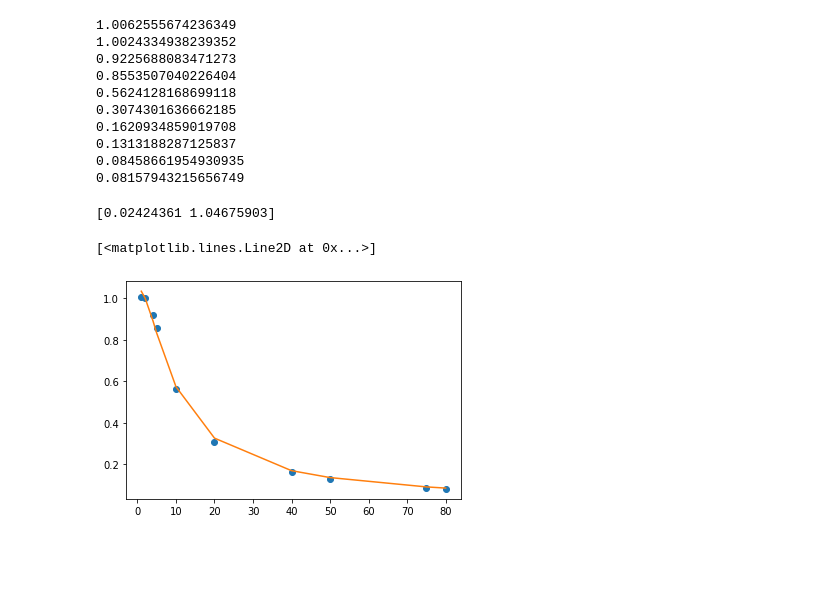
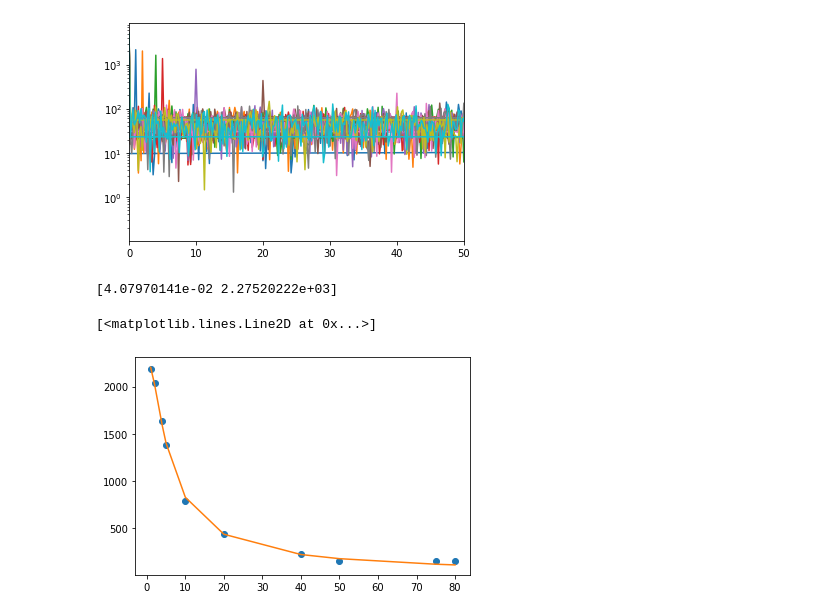
Before and after one commit to nakakeigo/notebook, a Jupyter notebook: LPF.ipynb, the cells around one changed output. Cells and saved outputs as stored; diff of their text form; code cells hidden in the pictures; blank space fills up the shorter version.

```diff
--- a/LPF.ipynb
+++ b/LPF.ipynb
@@ -53,16 +68,0 @@ def GetSignal(x,a,b,c,t,s):
-# %%
-samp = 2000 #(Hz)
-NET = 300
-tau =0.04 #(s)
-tstop = 5. #(s)
-
-""" stimulator part """
-#Nsf = 10
-stm = np.array([1,2,4,5,10,20,40,50,75,80])
-rflat = 1.0
-fstm = 80
-flat = rflat/fstm/2
-tilt = (1-rflat)/4/fstm
-
-gain = []
-x = np.arange(0,tstop,1.0/samp)
@@ -69,20 +101,14 @@ x = np.arange(0,tstop,1.0/samp)
 # %%
+gain = []
+x = np.arange(0,tstop,1.0/samp)
+
 for i in range(10):
-    rflat = 1.0
     fstm = stm[i]
     flat = rflat/fstm/2
     tilt = (1-rflat)/4/fstm
-    x, y = GetSignal(x,tilt,flat,fstm,tau,samp)
-    print(max(y)-min(y))
-    gain.append(max(y)-min(y))
+    x, y = GetSignal(x,tilt,flat,fstm)
+    plotFFT(x,y)
+    #plt.plot(x,y)
+    gain.append(FindPeak(x,y))
 # %% [output]
-1.0062555674236349
-1.0024334938239352
-0.9225688083471273
-0.8553507040226404
-0.5624128168699118
-0.3074301636662185
-0.1620934859019708
-0.1313188287125837
-0.08458661954930935
-0.08157943215656749
+[figure, added]
@@ -92,15 +116,19 @@ from scipy import optimize
 f = stm
 g1= np.array(gain)
 # %%
-def func(x,tau,A):
-    return  A/np.sqrt(1+(2*const.pi*tau*x)**2)
+def func(x,t,A):
+    return  A/np.sqrt(1+(2*const.pi*t*x)**2)
 # %%
-pinit=[0.004, 1]
+#initial parameters
+pinit=[tau, 1]
+
 params,cov = optimize.curve_fit(func, f, g1,pinit)
+
 print(params)
+
 plt.plot(f,g1,'o')
 plt.plot(f, func(f,params[0],params[1]))
 # %% [output]
-[0.02424361 1.04675903]
+[4.07970141e-02 2.27520222e+03]
 [<matplotlib.lines.Line2D at 0x...>]
-[figure, old version]
+[figure, new version]
```
Also changed, not shown: parts of 6 cells of this notebook.
